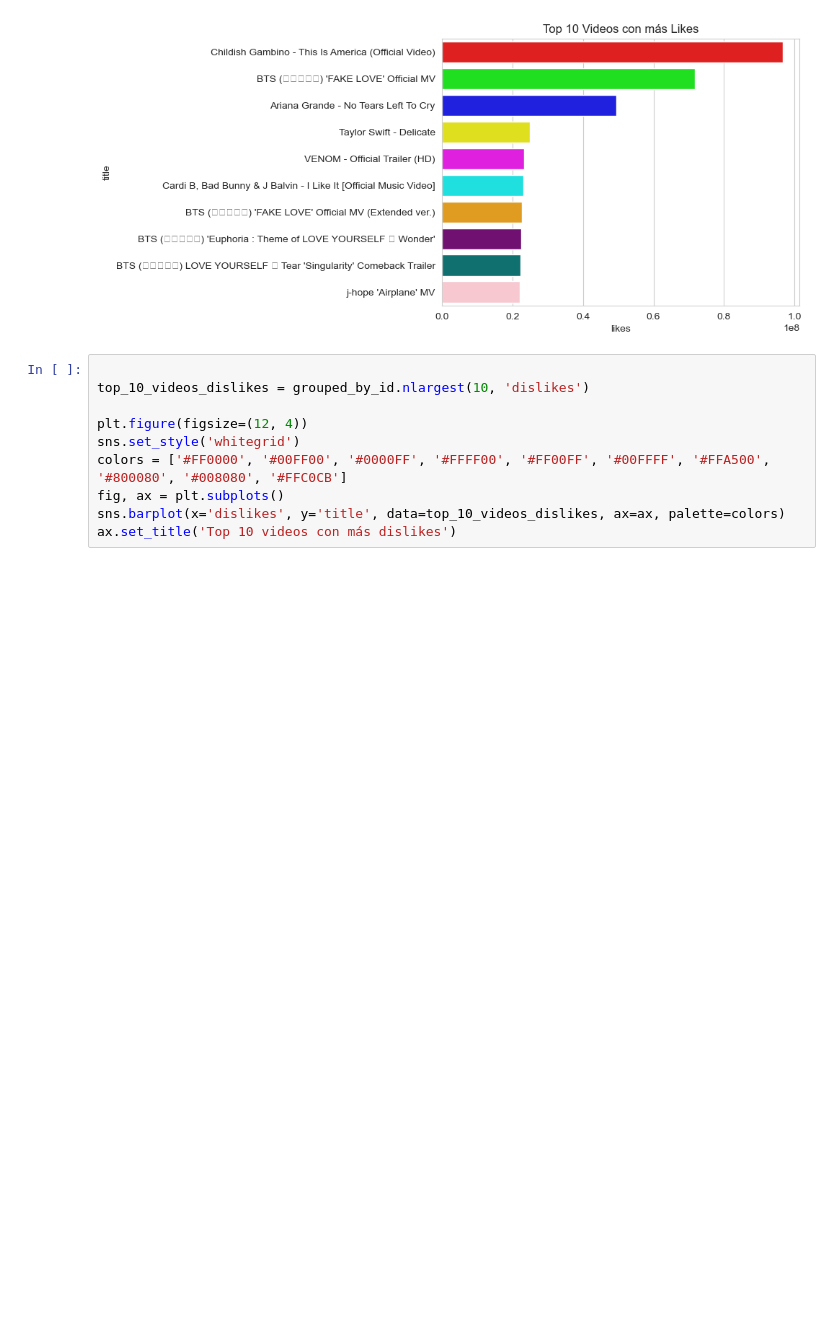
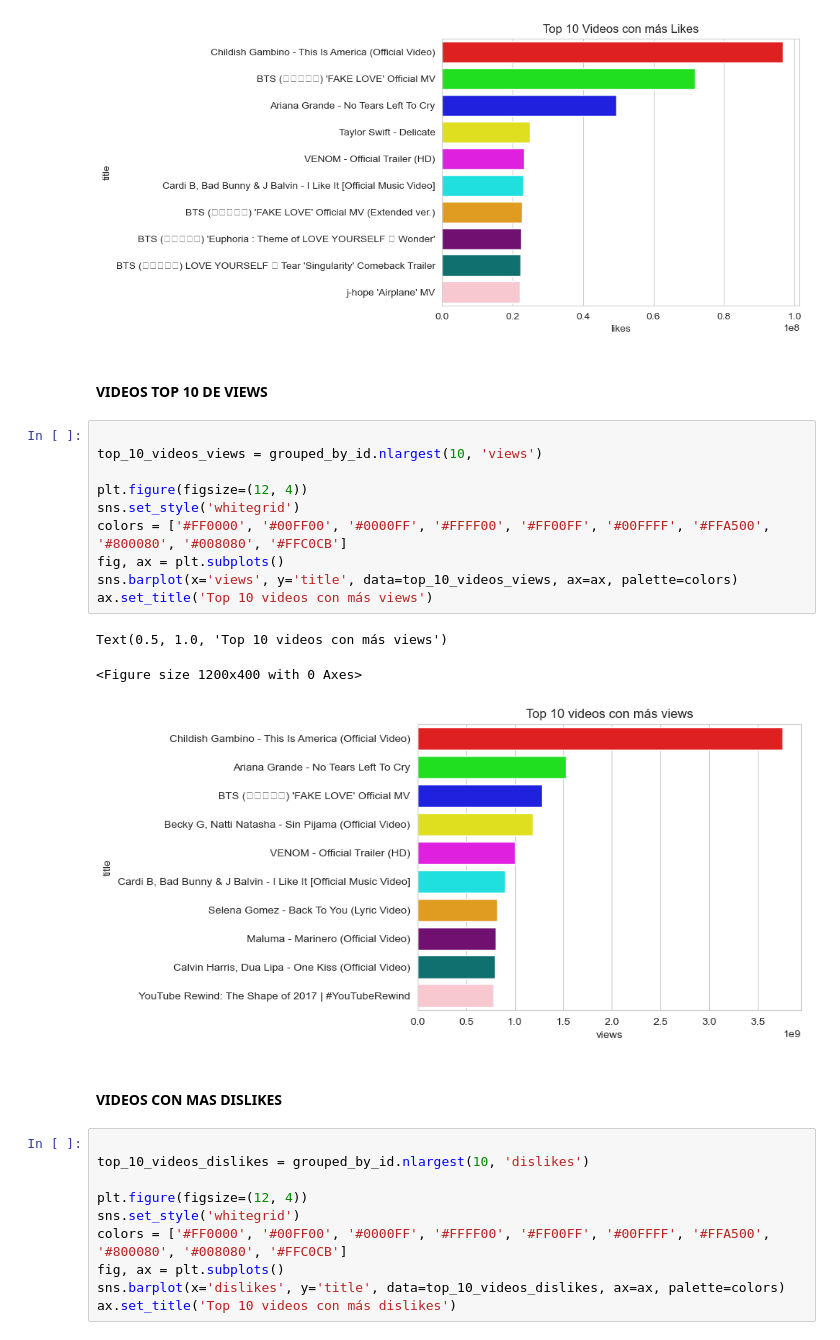
Before and after one commit to lauracamilaballesteros/proyecto-youtube, a Jupyter notebook: proyecto.ipynb, the cells around one changed output. Drawn from its saved outputs; the diff is of its cells as text; blank space fills up the shorter version.

```diff
--- a/proyecto.ipynb
+++ b/proyecto.ipynb
@@ -392,6 +394,24 @@ ax.set_title('Top 10 Videos con más Likes')
 plt.show()
 # %% [output]
 [figure]
+# %% [markdown]
+#### **VIDEOS TOP 10 DE VIEWS**
+# %%
+
+top_10_videos_views = grouped_by_id.nlargest(10, 'views')
+
+plt.figure(figsize=(12, 4))
+sns.set_style('whitegrid')
+colors = ['#FF0000', '#00FF00', '#0000FF', '#FFFF00', '#FF00FF', '#00FFFF', '#FFA500', '#800080', '#008080', '#FFC0CB']
+fig, ax = plt.subplots()
+sns.barplot(x='views', y='title', data=top_10_videos_views, ax=ax, palette=colors)
+ax.set_title('Top 10 videos con más views')
+# %% [output]
+Text(0.5, 1.0, 'Top 10 videos con más views')
+<Figure size 1200x400 with 0 Axes>
+[figure, added]
+# %% [markdown]
+#### **VIDEOS CON MAS DISLIKES**
 # %%
 
 top_10_videos_dislikes = grouped_by_id.nlargest(10, 'dislikes')
```
Also changed, not shown: parts of 7 cells of this notebook.
